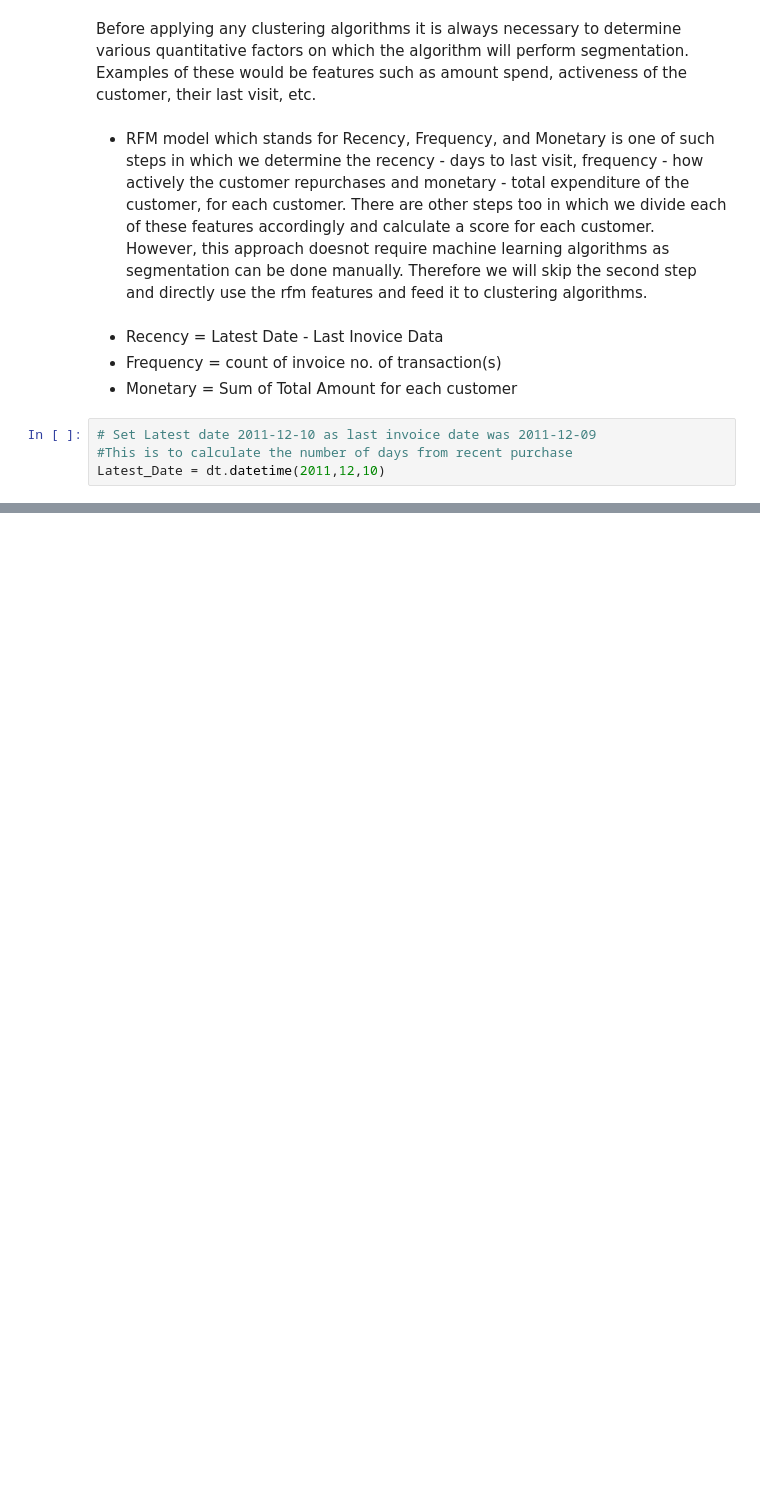
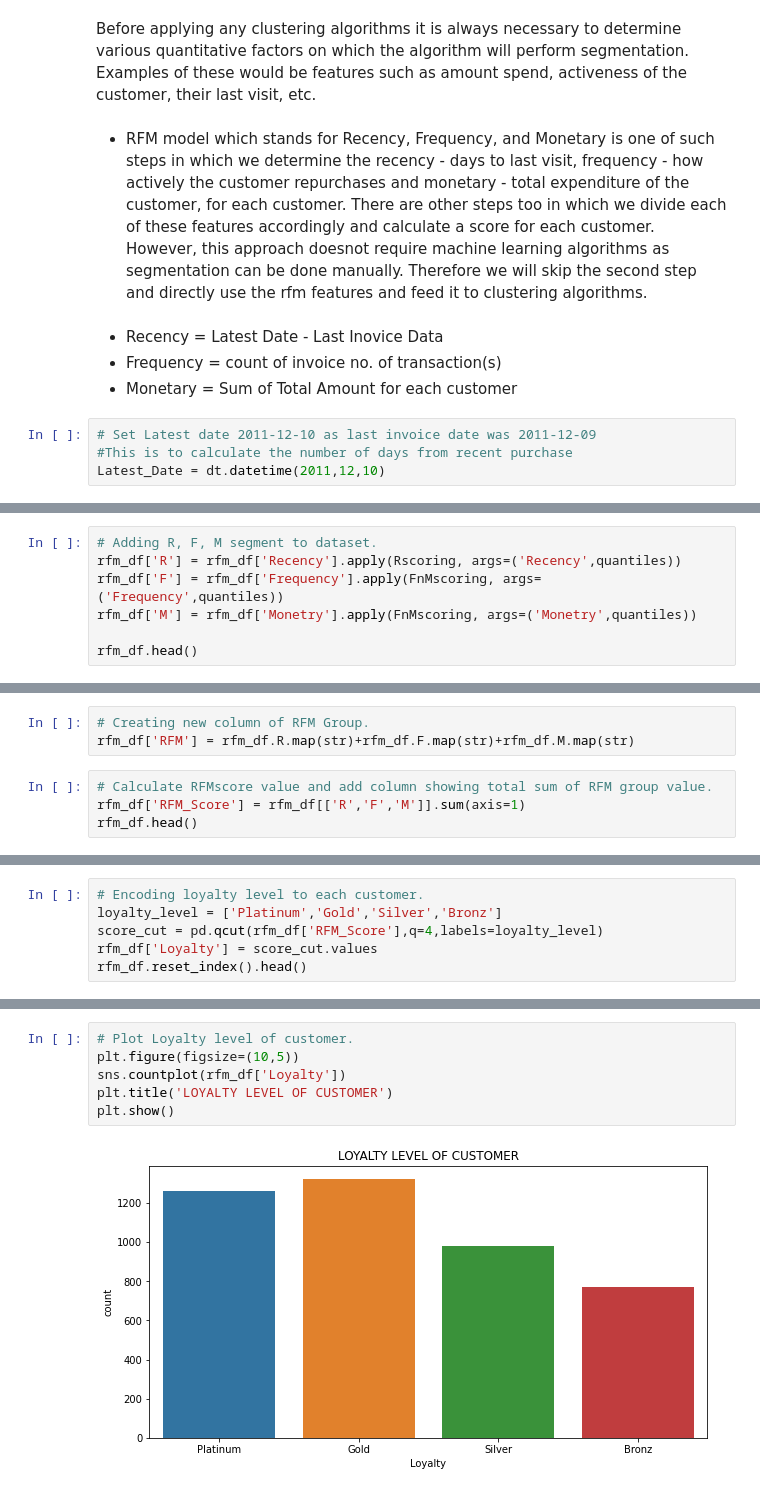
Before and after one commit to sumitgaikwad8877/Online_retail_customer_segmentation, a Jupyter notebook: Online_retail_customer_segmentation.ipynb, the cells around one changed output, grey strips where cells are left out. Drawn from its saved outputs; the diff is of its cells as text; blank space fills up the shorter version.

```diff
--- a/Online_retail_customer_segmentation.ipynb
+++ b/Online_retail_customer_segmentation.ipynb
@@ -801,0 +927,7 @@ Latest_Date = dt.datetime(2011,12,10)
+# %%
+# Adding R, F, M segment to dataset.
+rfm_df['R'] = rfm_df['Recency'].apply(Rscoring, args=('Recency',quantiles))
+rfm_df['F'] = rfm_df['Frequency'].apply(FnMscoring, args=('Frequency',quantiles))
+rfm_df['M'] = rfm_df['Monetry'].apply(FnMscoring, args=('Monetry',quantiles))
+
+rfm_df.head()
@@ -801,0 +942,7 @@ Latest_Date = dt.datetime(2011,12,10)
+# %%
+# Creating new column of RFM Group.
+rfm_df['RFM'] = rfm_df.R.map(str)+rfm_df.F.map(str)+rfm_df.M.map(str)
+# %%
+# Calculate RFMscore value and add column showing total sum of RFM group value.
+rfm_df['RFM_Score'] = rfm_df[['R','F','M']].sum(axis=1)
+rfm_df.head()
@@ -801,0 +979,6 @@ Latest_Date = dt.datetime(2011,12,10)
+# %%
+# Encoding loyalty level to each customer.
+loyalty_level = ['Platinum','Gold','Silver','Bronz']
+score_cut = pd.qcut(rfm_df['RFM_Score'],q=4,labels=loyalty_level)
+rfm_df['Loyalty'] = score_cut.values
+rfm_df.reset_index().head()
@@ -801,0 +992,8 @@ Latest_Date = dt.datetime(2011,12,10)
+# %%
+# Plot Loyalty level of customer.
+plt.figure(figsize=(10,5))
+sns.countplot(rfm_df['Loyalty'])
+plt.title('LOYALTY LEVEL OF CUSTOMER')
+plt.show()
+# %% [output]
+[figure, added]
```
Also changed, not shown: parts of 71 cells of this notebook.
